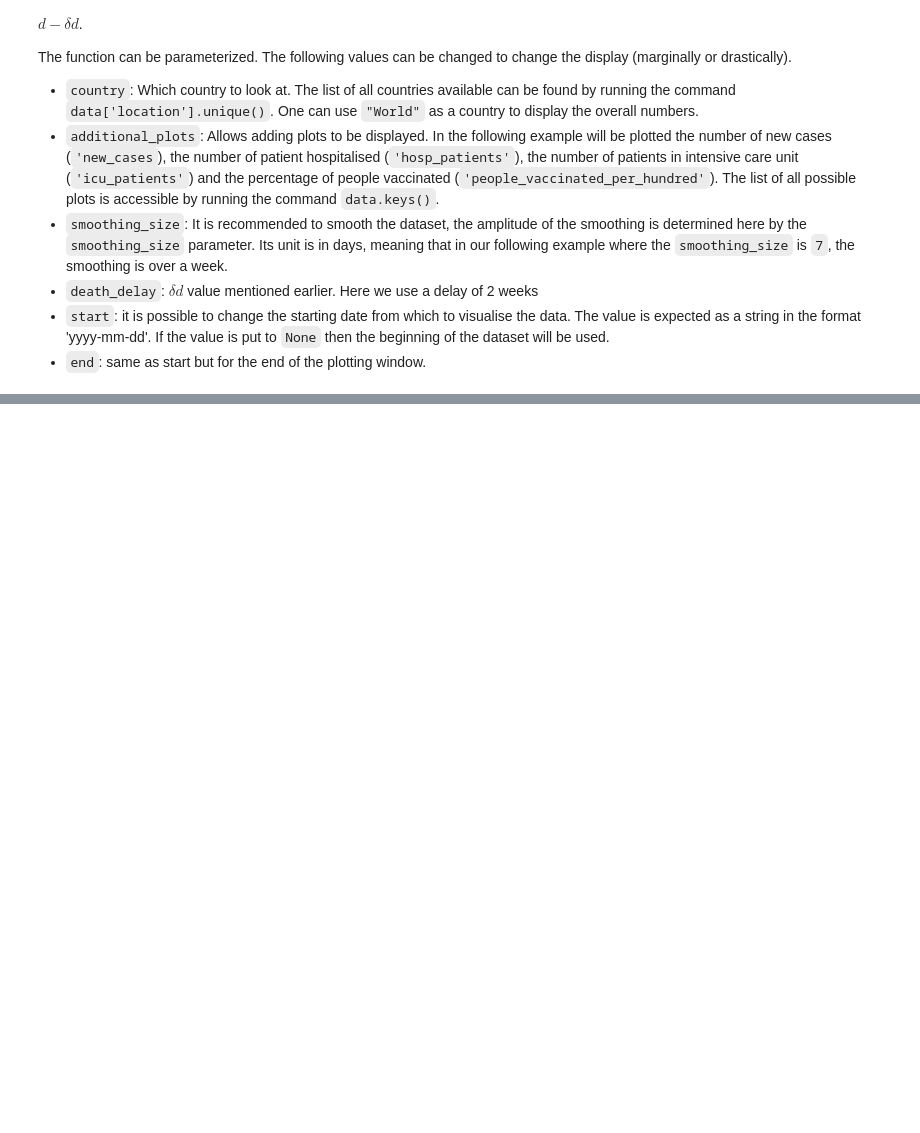
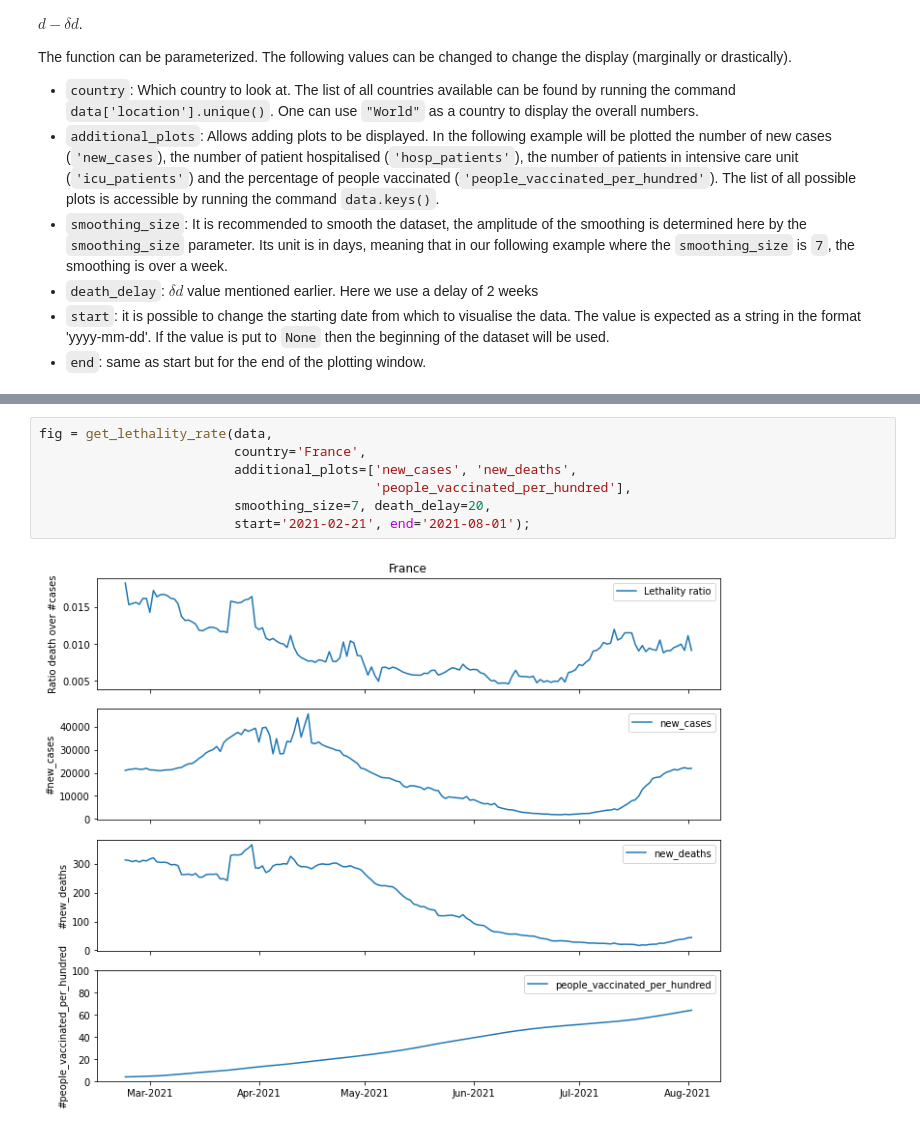
Before and after one commit to GuignardLab/covid-analysis, a Jupyter notebook: Data-analysis.ipynb, the cells around one changed output, grey strips where cells are left out. Saved outputs shown, nothing was run; the diff lists cells and outputs as text; blank space fills up the shorter version.

```diff
--- a/Data-analysis.ipynb
+++ b/Data-analysis.ipynb
@@ -41,0 +139,9 @@ In the following plot only the death ratio is plotted
+# %%
+fig = get_lethality_rate(data,
+                         country='France',
+                         additional_plots=['new_cases', 'new_deaths',
+                                           'people_vaccinated_per_hundred'],
+                         smoothing_size=7, death_delay=20,
+                         start='2021-02-21', end='2021-08-01');
+# %% [output]
+[figure, added]
```
Also changed, not shown: parts of 8 cells of this notebook, 1 other file.
